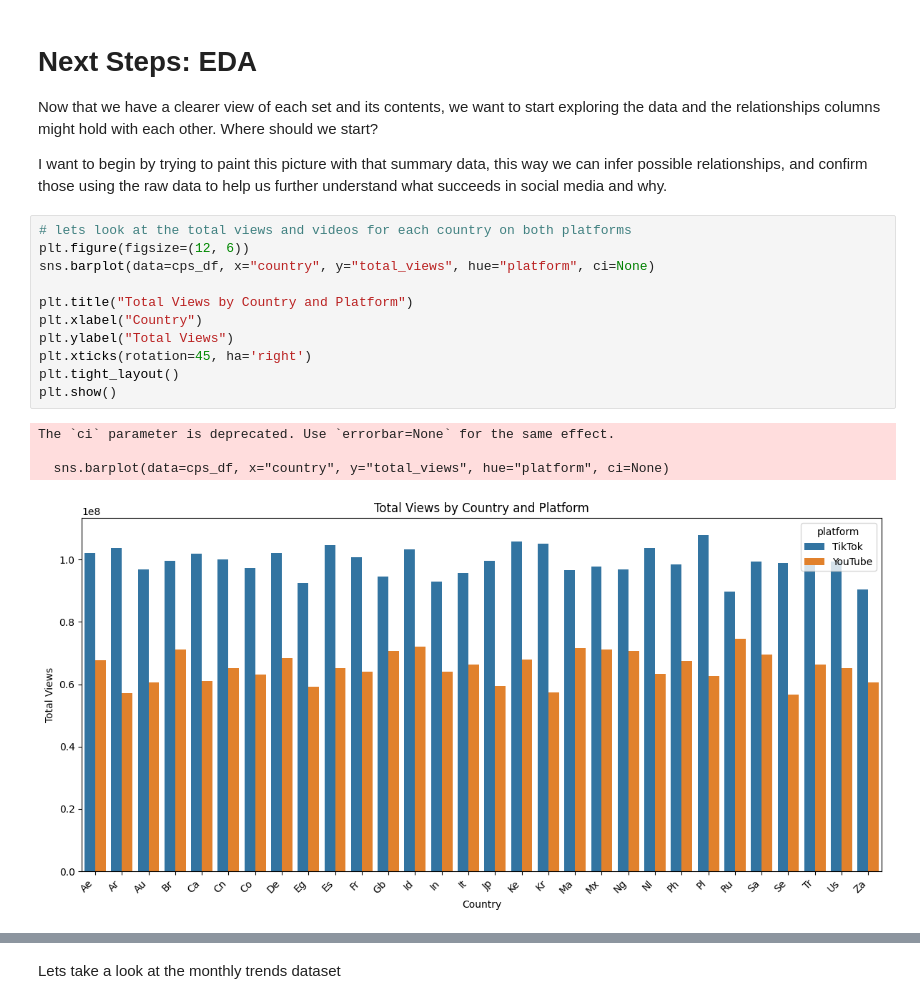
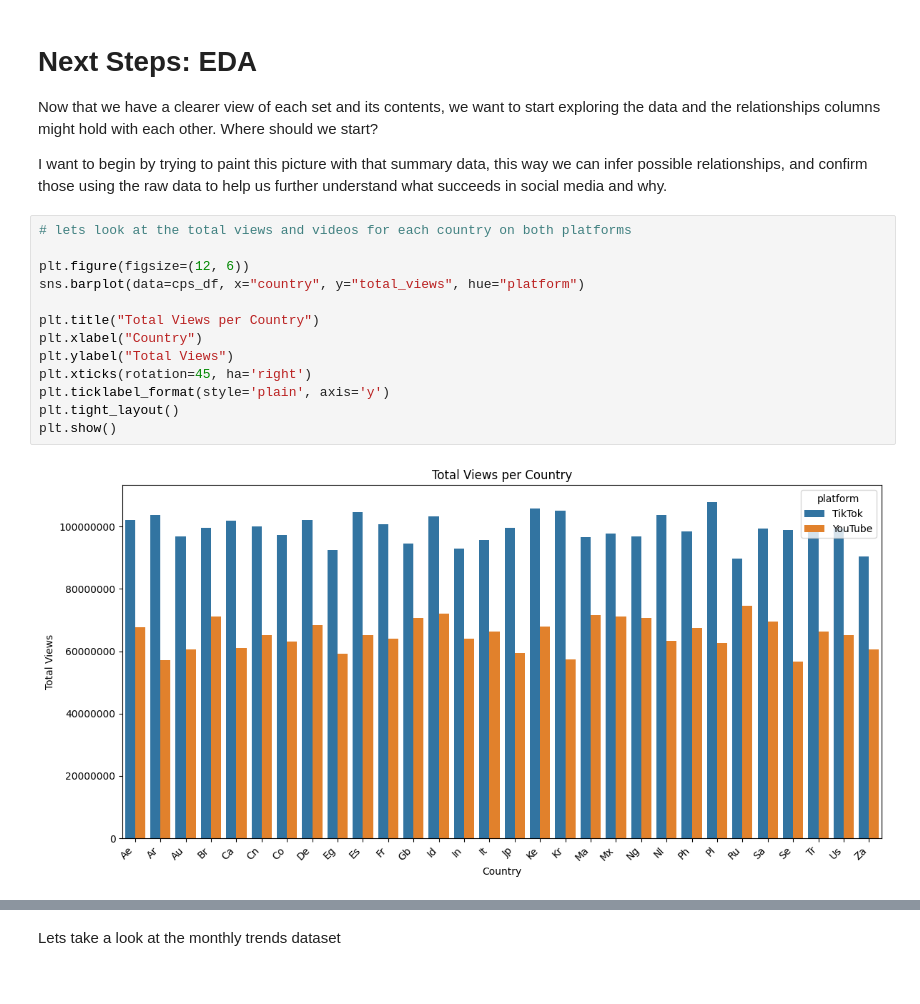
Before and after one commit to theoverthere/CS577-SEMESTER_PROJECT-VIRALITY_ANALYSIS, a Jupyter notebook: yt-tt-trend-analysis.ipynb, the cells around one changed output, grey strips where cells are left out. Cells and saved outputs as stored; diff of their text form.

```diff
--- a/yt-tt-trend-analysis.ipynb
+++ b/yt-tt-trend-analysis.ipynb
@@ -369,17 +373,16 @@ Now that we have a clearer view of each set and its contents, we want to start e
 I want to begin by trying to paint this picture with that summary data, this way we can infer possible relationships, and confirm those using the raw data to help us further understand what succeeds in social media and why.
 # %%
 # lets look at the total views and videos for each country on both platforms
+
 plt.figure(figsize=(12, 6))
-sns.barplot(data=cps_df, x="country", y="total_views", hue="platform", ci=None)
+sns.barplot(data=cps_df, x="country", y="total_views", hue="platform")
 
-plt.title("Total Views by Country and Platform")
+plt.title("Total Views per Country")
 plt.xlabel("Country")
 plt.ylabel("Total Views")
 plt.xticks(rotation=45, ha='right')
+plt.ticklabel_format(style='plain', axis='y')
 plt.tight_layout()
 plt.show()
 # %% [output]
-The `ci` parameter is deprecated. Use `errorbar=None` for the same effect.
-
-  sns.barplot(data=cps_df, x="country", y="total_views", hue="platform", ci=None)
-[figure, old version]
+[figure, new version]
```
Also changed, not shown: parts of 19 cells of this notebook, 1 other file.
